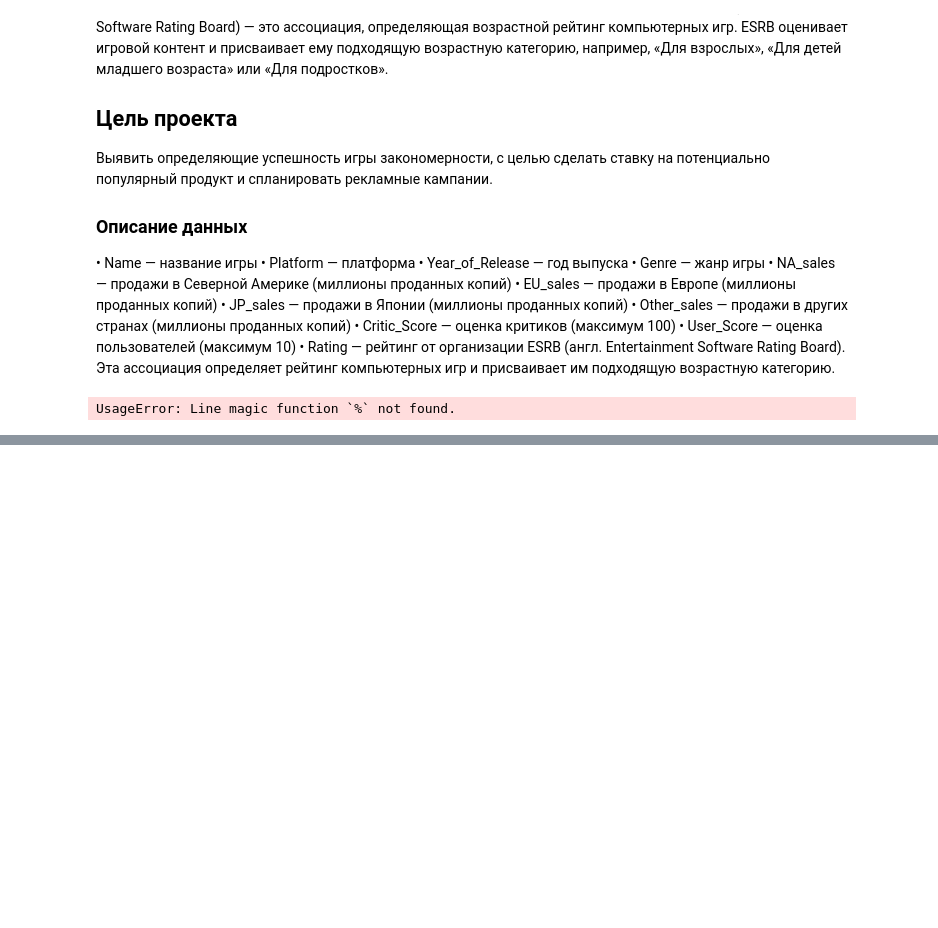
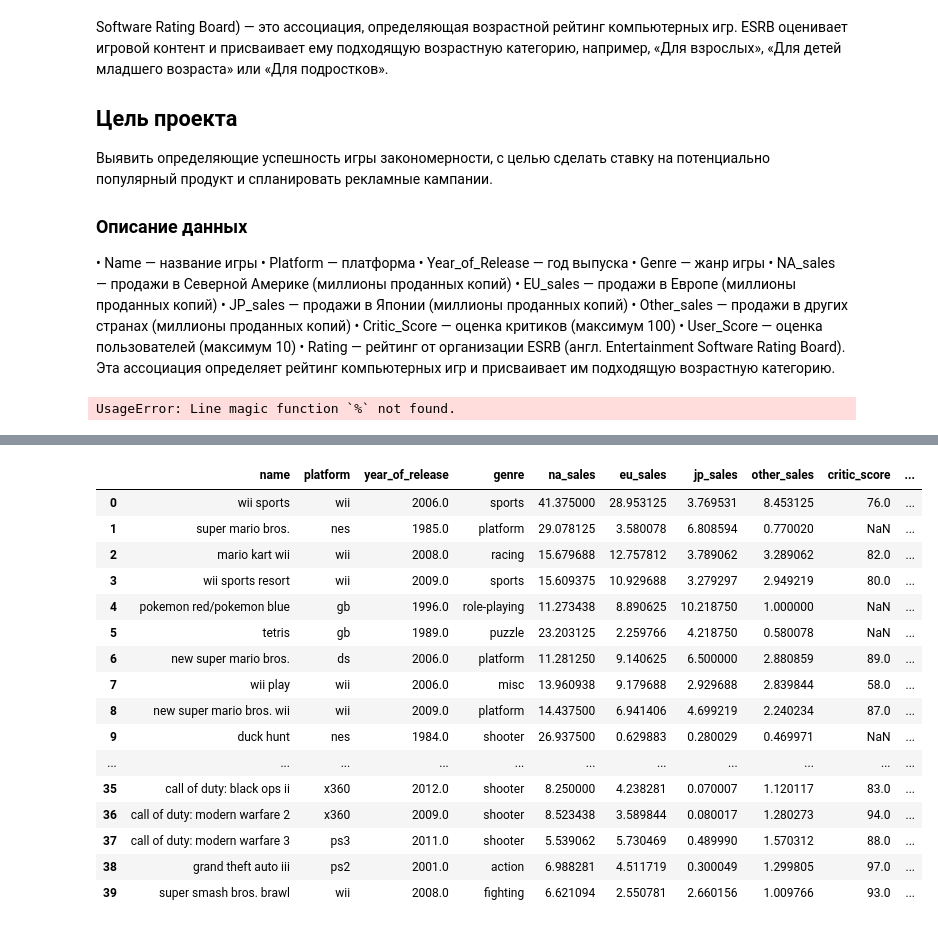
Before and after one commit to versus666jzx/practicum_ds, a Jupyter notebook: game_popularity_research_project/notebooks/game_popularity_research.ipynb, the cells around one changed output, grey strips where cells are left out. Saved outputs shown, nothing was run; the diff lists cells and outputs as text; code cells hidden in the pictures; blank space fills up the shorter version.

```diff
--- a/game_popularity_research_project/notebooks/game_popularity_research.ipynb
+++ b/game_popularity_research_project/notebooks/game_popularity_research.ipynb
@@ -38,3 +39,12 @@ from scipy import stats as st
 % matplotlib inline
 # %% [output]
 UsageError: Line magic function `%` not found.
+# %%
+# загрузим данные
+data = pd.read_csv('../data/games.csv')
+# дадим датафрейму имя для дальнейшего удобства использования
+data.name = 'games'
+# преобразуем названия колонок в нижний регистр
+data.columns = [x.lower() for x in data.columns.to_list()]
+# выведем датафрейм на экран
+data.head()
@@ -40,0 +175,20 @@ UsageError: Line magic function `%` not found.
+# %%
+data.head(40)
+# %% [output]
+|  | name | platform | year_of_release | genre | na_sales | eu_sales | jp_sales | other_sales | critic_score | ... |
+| 0 | wii sports | wii | 2006.0 | sports | 41.375000 | 28.953125 | 3.769531 | 8.453125 | 76.0 | ... |
+| 1 | super mario bros. | nes | 1985.0 | platform | 29.078125 | 3.580078 | 6.808594 | 0.770020 | NaN | ... |
+| 2 | mario kart wii | wii | 2008.0 | racing | 15.679688 | 12.757812 | 3.789062 | 3.289062 | 82.0 | ... |
+| 3 | wii sports resort | wii | 2009.0 | sports | 15.609375 | 10.929688 | 3.279297 | 2.949219 | 80.0 | ... |
+| 4 | pokemon red/pokemon blue | gb | 1996.0 | role-playing | 11.273438 | 8.890625 | 10.218750 | 1.000000 | NaN | ... |
+| 5 | tetris | gb | 1989.0 | puzzle | 23.203125 | 2.259766 | 4.218750 | 0.580078 | NaN | ... |
+| 6 | new super mario bros. | ds | 2006.0 | platform | 11.281250 | 9.140625 | 6.500000 | 2.880859 | 89.0 | ... |
+| 7 | wii play | wii | 2006.0 | misc | 13.960938 | 9.179688 | 2.929688 | 2.839844 | 58.0 | ... |
+| 8 | new super mario bros. wii | wii | 2009.0 | platform | 14.437500 | 6.941406 | 4.699219 | 2.240234 | 87.0 | ... |
+| 9 | duck hunt | nes | 1984.0 | shooter | 26.937500 | 0.629883 | 0.280029 | 0.469971 | NaN | ... |
+| ... | ... | ... | ... | ... | ... | ... | ... | ... | ... | ... |
+| 35 | call of duty: black ops ii | x360 | 2012.0 | shooter | 8.250000 | 4.238281 | 0.070007 | 1.120117 | 83.0 | ... |
+| 36 | call of duty: modern warfare 2 | x360 | 2009.0 | shooter | 8.523438 | 3.589844 | 0.080017 | 1.280273 | 94.0 | ... |
+| 37 | call of duty: modern warfare 3 | ps3 | 2011.0 | shooter | 5.539062 | 5.730469 | 0.489990 | 1.570312 | 88.0 | ... |
+| 38 | grand theft auto iii | ps2 | 2001.0 | action | 6.988281 | 4.511719 | 0.300049 | 1.299805 | 97.0 | ... |
+| 39 | super smash bros. brawl | wii | 2008.0 | fighting | 6.621094 | 2.550781 | 2.660156 | 1.009766 | 93.0 | ... |
```
Also changed, not shown: parts of 6 cells of this notebook.
